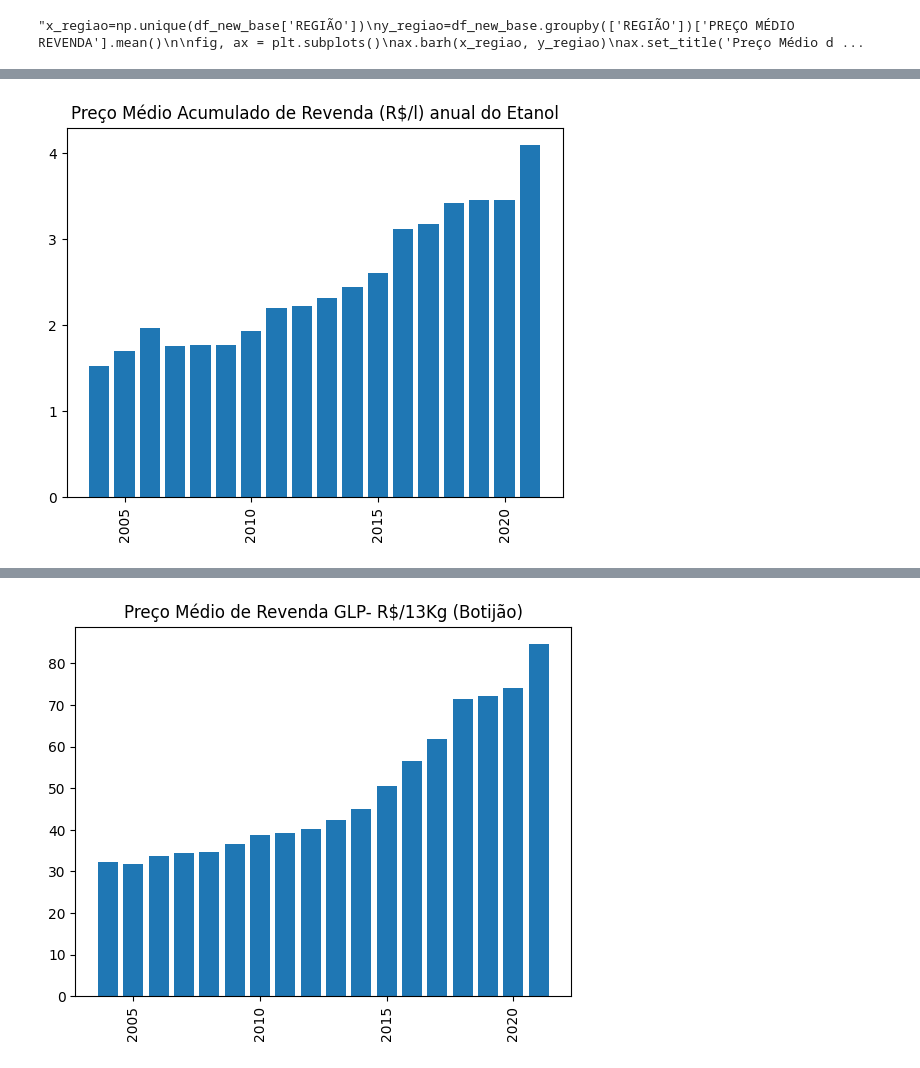
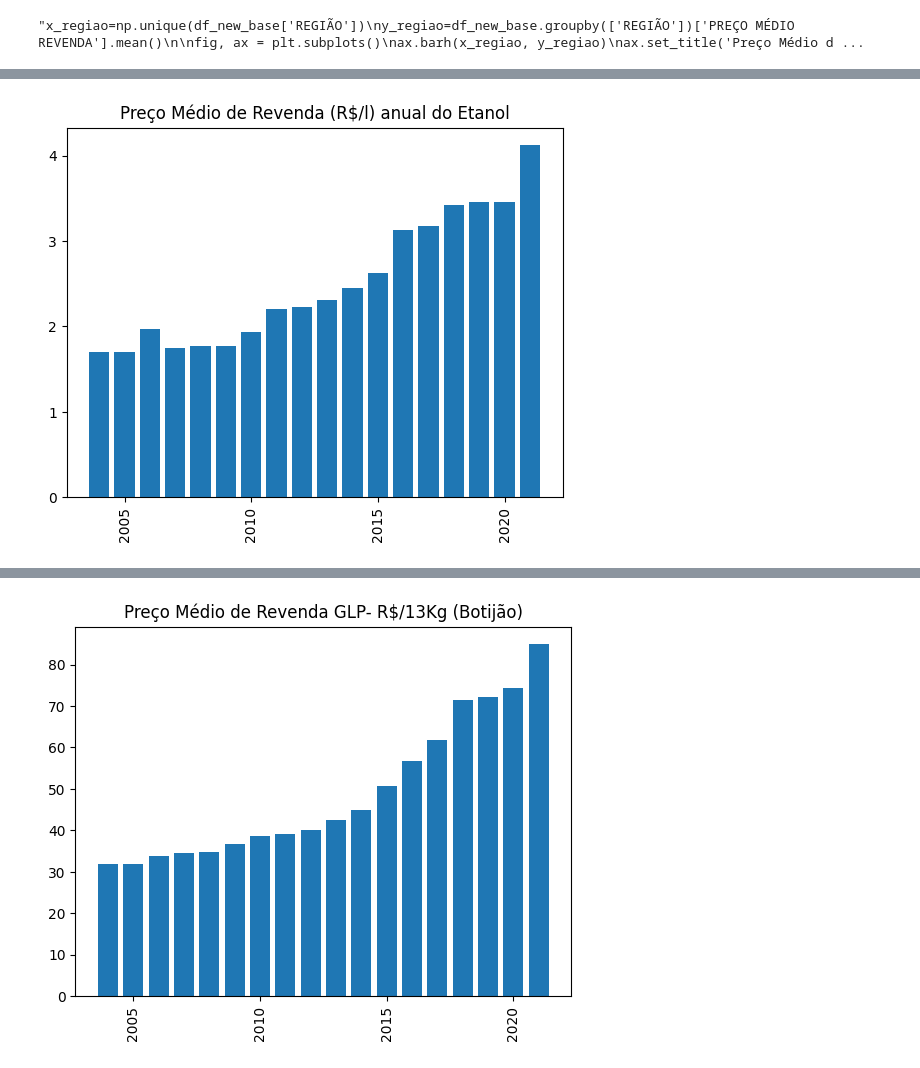
Before and after one commit to manusaleal/EDA_Projeto_Gas, a Jupyter notebook: EDA_Projeto_Gas.ipynb, the cells around one changed output, grey strips where cells are left out. Cells and saved outputs as stored; diff of their text form; code cells hidden in the pictures.

```diff
--- a/EDA_Projeto_Gas.ipynb
+++ b/EDA_Projeto_Gas.ipynb
@@ -174,0 +164,5 @@ df_new_base.head()
+# %%
+df_new_base['DATA INICIAL'] = pd.to_datetime(df_new_base['DATA INICIAL'], format='%Y-%m-%d')
+
+df=df_new_base.loc[(df_new_base['DATA INICIAL']>'2004-10-30')]
+df.head()
@@ -239,15 +225,15 @@ plt.show()
 # %%
 #Preço Médio de Revenda da Etanol
-etanol=df_new_base.loc[df_new_base['PRODUTO'] == 'ETANOL HIDRATADO']
+etanol=df.loc[df['PRODUTO'] == 'ETANOL HIDRATADO']
 
-x_produto=np.unique(etanol['ano_final'])
-y_produto=etanol.groupby('ano_final')['PREÇO MÉDIO REVENDA'].mean()
+x_produto=np.unique(etanol['ano_inicial'])
+y_produto=etanol.groupby('ano_inicial')['PREÇO MÉDIO REVENDA'].mean()
 
 
 plt.bar(x_produto,y_produto)
 plt.xticks(rotation=90)
 plt.locator_params(integer=True)
-plt.title('Preço Médio Acumulado de Revenda (R$/l) anual do Etanol')
+plt.title('Preço Médio de Revenda (R$/l) anual do Etanol')
 plt.show()
 # %% [output]
-[figure, old version]
+[figure, new version]
```
Also changed, not shown: parts of 13 cells of this notebook.
